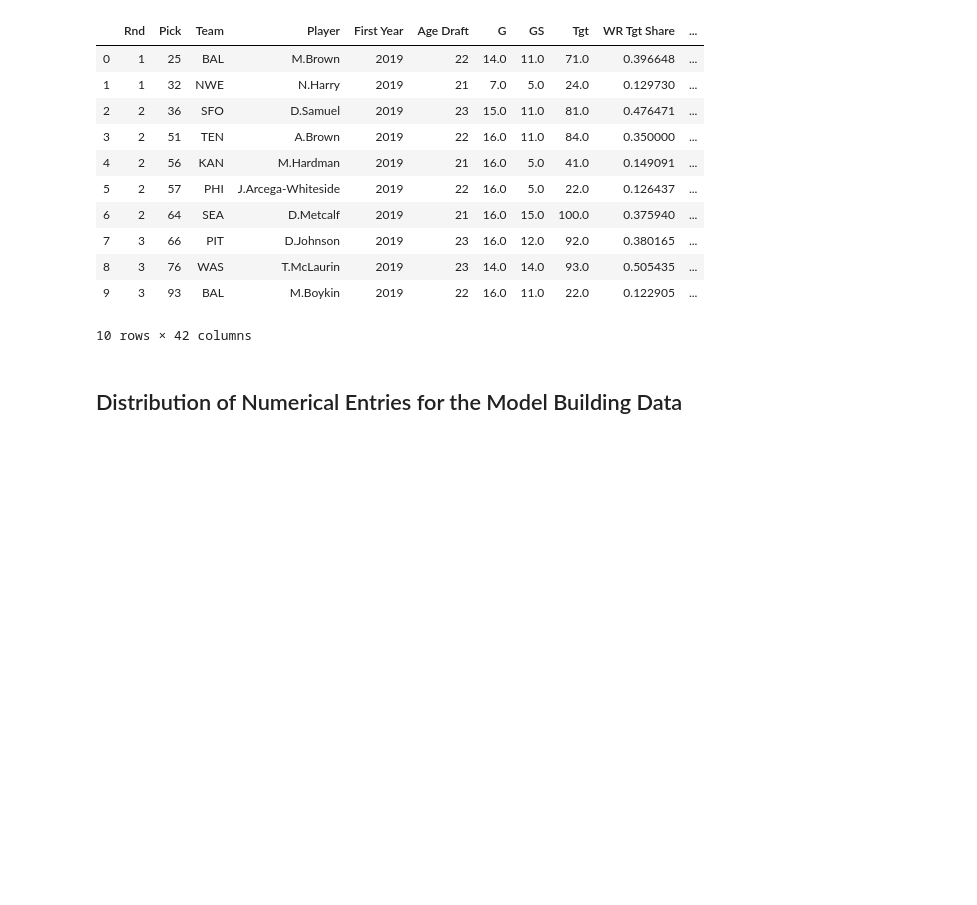
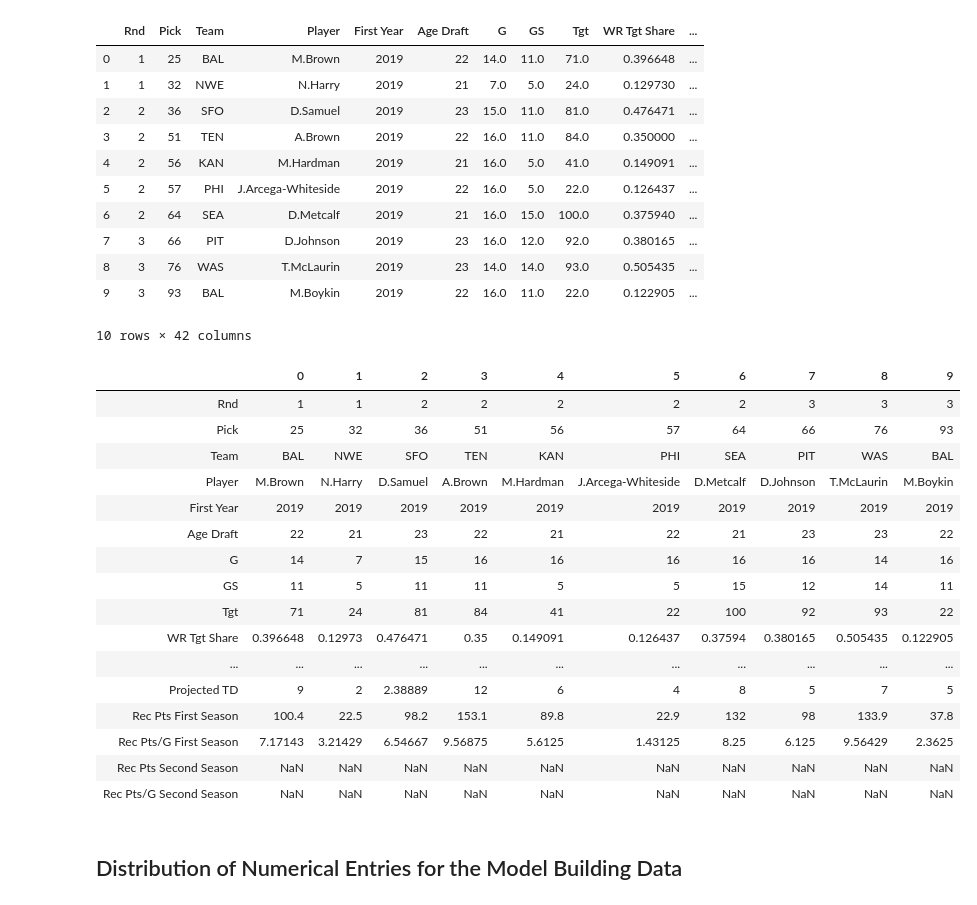
Before and after one commit to tevans-barton/WRSecondYearJumps, a Jupyter notebook: notebooks/4.0 EDA Post-Cleaning.ipynb, the cells around one changed output. Saved outputs shown, nothing was run; the diff lists cells and outputs as text; code cells hidden in the pictures; blank space fills up the shorter version.

```diff
--- a/notebooks/4.0 EDA Post-Cleaning.ipynb
+++ b/notebooks/4.0 EDA Post-Cleaning.ipynb
@@ -106,6 +109,26 @@ df_predict
 | 8 | 3 | 76 | WAS | T.McLaurin | 2019 | 23 | 14.0 | 14.0 | 93.0 | 0.505435 | ... |
 | 9 | 3 | 93 | BAL | M.Boykin | 2019 | 22 | 16.0 | 11.0 | 22.0 | 0.122905 | ... |
 10 rows × 42 columns
+# %%
+df_predict.T
+# %% [output]
+|  | 0 | 1 | 2 | 3 | 4 | 5 | 6 | 7 | 8 | 9 |
+| Rnd | 1 | 1 | 2 | 2 | 2 | 2 | 2 | 3 | 3 | 3 |
+| Pick | 25 | 32 | 36 | 51 | 56 | 57 | 64 | 66 | 76 | 93 |
+| Team | BAL | NWE | SFO | TEN | KAN | PHI | SEA | PIT | WAS | BAL |
+| Player | M.Brown | N.Harry | D.Samuel | A.Brown | M.Hardman | J.Arcega-Whiteside | D.Metcalf | D.Johnson | T.McLaurin | M.Boykin |
+| First Year | 2019 | 2019 | 2019 | 2019 | 2019 | 2019 | 2019 | 2019 | 2019 | 2019 |
+| Age Draft | 22 | 21 | 23 | 22 | 21 | 22 | 21 | 23 | 23 | 22 |
+| G | 14 | 7 | 15 | 16 | 16 | 16 | 16 | 16 | 14 | 16 |
+| GS | 11 | 5 | 11 | 11 | 5 | 5 | 15 | 12 | 14 | 11 |
+| Tgt | 71 | 24 | 81 | 84 | 41 | 22 | 100 | 92 | 93 | 22 |
+| WR Tgt Share | 0.396648 | 0.12973 | 0.476471 | 0.35 | 0.149091 | 0.126437 | 0.37594 | 0.380165 | 0.505435 | 0.122905 |
+| ... | ... | ... | ... | ... | ... | ... | ... | ... | ... | ... |
+| Projected TD | 9 | 2 | 2.38889 | 12 | 6 | 4 | 8 | 5 | 7 | 5 |
+| Rec Pts First Season | 100.4 | 22.5 | 98.2 | 153.1 | 89.8 | 22.9 | 132 | 98 | 133.9 | 37.8 |
+| Rec Pts/G First Season | 7.17143 | 3.21429 | 6.54667 | 9.56875 | 5.6125 | 1.43125 | 8.25 | 6.125 | 9.56429 | 2.3625 |
+| Rec Pts Second Season | NaN | NaN | NaN | NaN | NaN | NaN | NaN | NaN | NaN | NaN |
+| Rec Pts/G Second Season | NaN | NaN | NaN | NaN | NaN | NaN | NaN | NaN | NaN | NaN |
 # %% [markdown]
 ## Distribution of Numerical Entries for the Model Building Data
 # %% [markdown]
```
Also changed, not shown: parts of 7 cells of this notebook, 2 other files.
